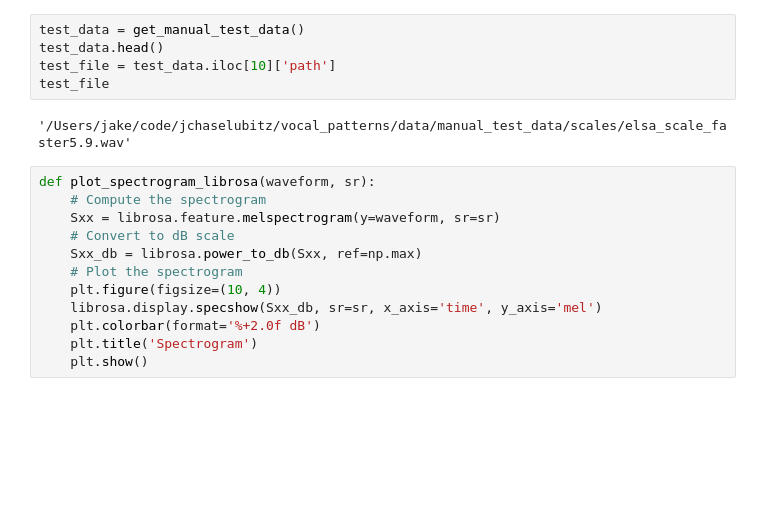
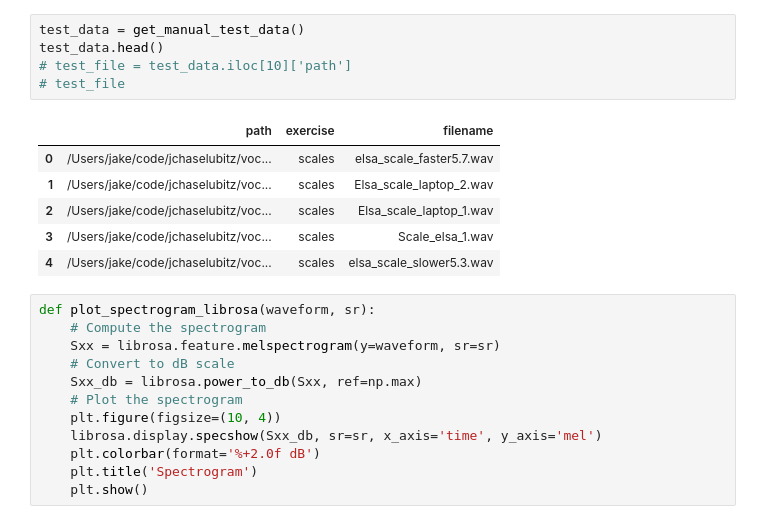
Before and after one commit to ElsaGregoire/vocal_patterns, a Jupyter notebook: notebooks/jake.ipynb, the cells around one changed output. Cells and saved outputs as stored; diff of their text form; blank space fills up the shorter version.

```diff
--- a/notebooks/jake.ipynb
+++ b/notebooks/jake.ipynb
@@ -18,10 +16,15 @@ MLFLOW_TRACKING_URI https://mlflow.lewagon.ai
 # %%
 test_data = get_manual_test_data()
 test_data.head()
-test_file = test_data.iloc[10]['path']
-test_file
+# test_file = test_data.iloc[10]['path']
+# test_file
 # %% [output]
-'/Users/jake/code/jchaselubitz/vocal_patterns/data/manual_test_data/scales/elsa_scale_faster5.9.wav'
+|  | path | exercise | filename |
+| 0 | /Users/jake/code/jchaselubitz/voc... | scales | elsa_scale_faster5.7.wav |
+| 1 | /Users/jake/code/jchaselubitz/voc... | scales | Elsa_scale_laptop_2.wav |
+| 2 | /Users/jake/code/jchaselubitz/voc... | scales | Elsa_scale_laptop_1.wav |
+| 3 | /Users/jake/code/jchaselubitz/voc... | scales | Scale_elsa_1.wav |
+| 4 | /Users/jake/code/jchaselubitz/voc... | scales | elsa_scale_slower5.3.wav |
 # %%
 def plot_spectrogram_librosa(waveform, sr):
     # Compute the spectrogram
```
Also changed, not shown: parts of 3 cells of this notebook, 4 other files.
